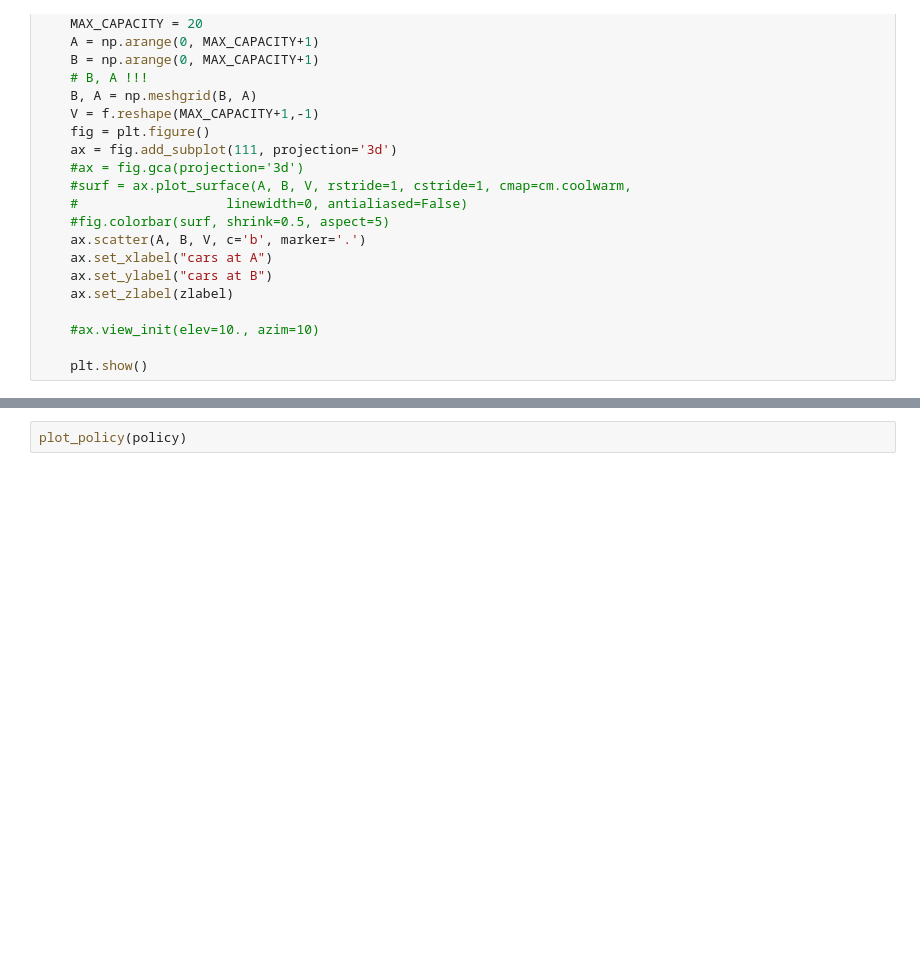
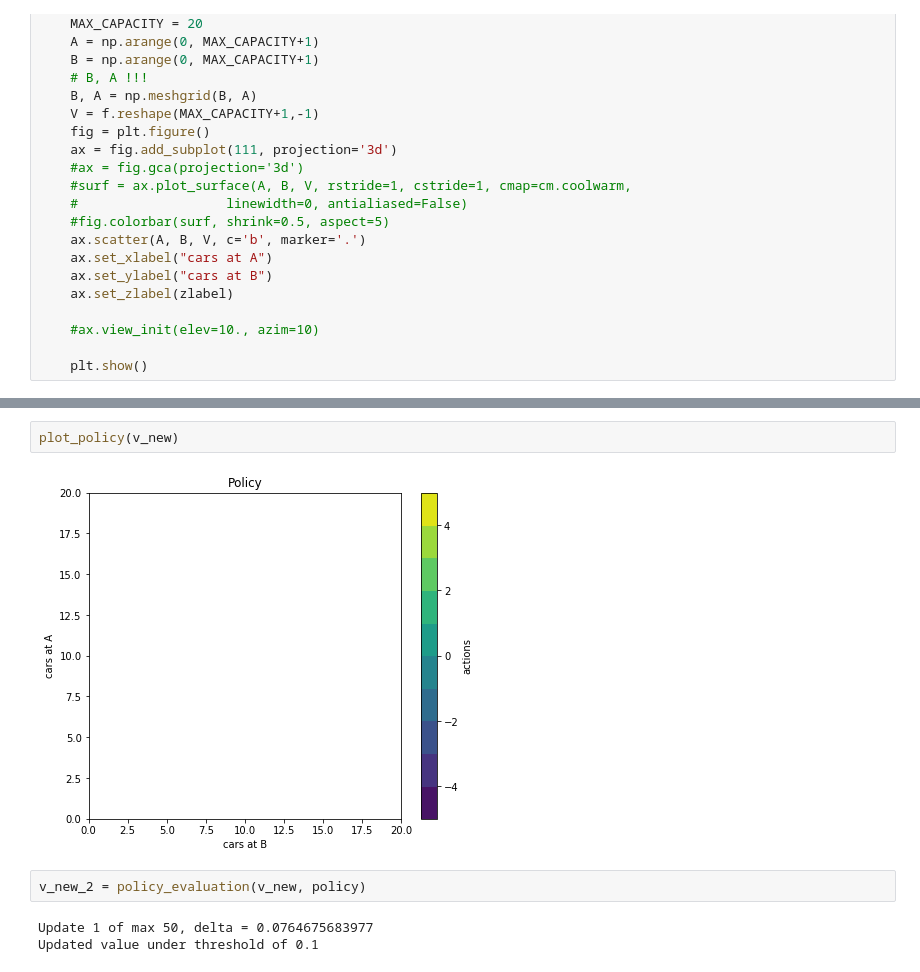
Before and after one commit to Laz0rSquid/Belege_WR, a Jupyter notebook: Exercise2/JacksCarRentalEnvironmentModel.ipynb, the cells around one changed output, grey strips where cells are left out. Saved outputs shown, nothing was run; the diff lists cells and outputs as text; blank space fills up the shorter version.

Commit message:
Policy Print does not work atm

```diff
--- a/Exercise2/JacksCarRentalEnvironmentModel.ipynb
+++ b/Exercise2/JacksCarRentalEnvironmentModel.ipynb
@@ -289,3 +308,10 @@ plot3d_over_states(V, 'v')
 # %%
-plot_policy(policy)
+plot_policy(v_new)
+# %% [output]
+[figure, added]
+# %%
+v_new_2 = policy_evaluation(v_new, policy)
+# %% [output]
+Update 1 of max 50, delta = 0.0764675683977
+Updated value under threshold of 0.1
 # %%
```
Also changed, not shown: parts of 6 cells of this notebook, 4 other files.
